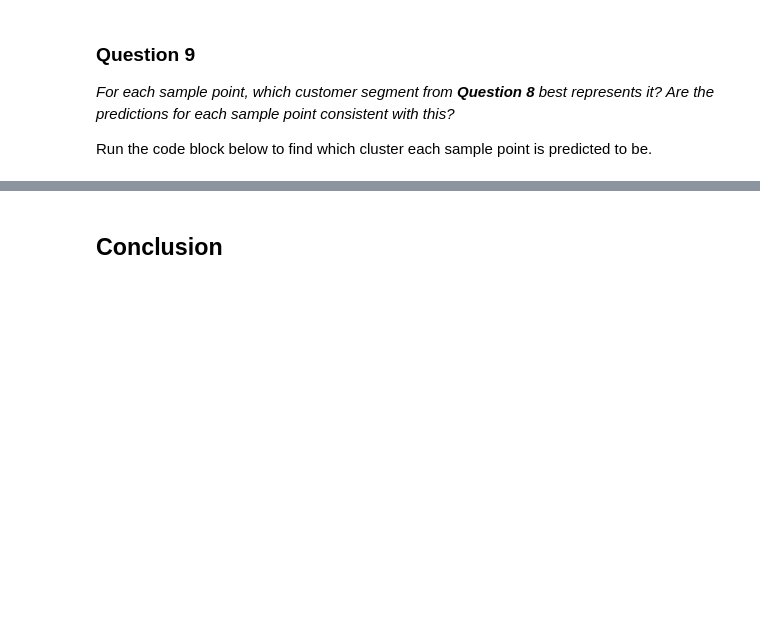
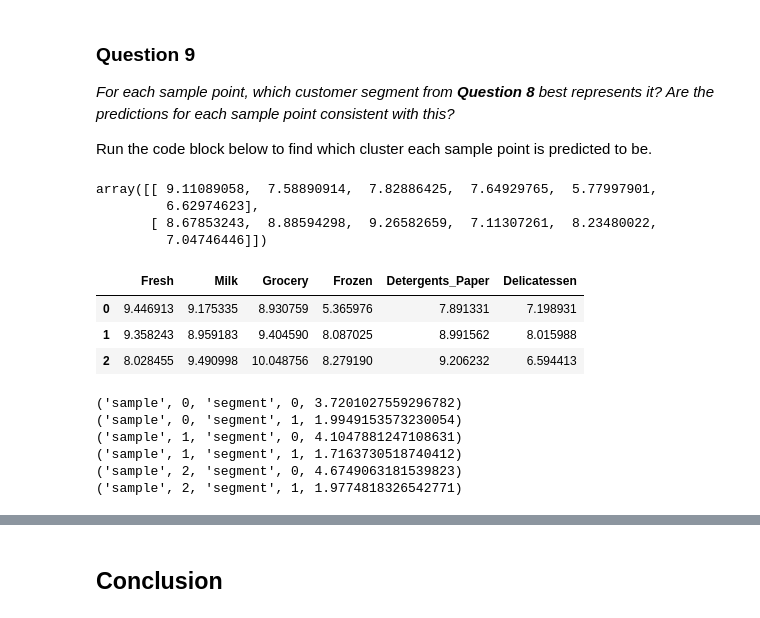
Before and after one commit to birnbap/machine-learning, a Jupyter notebook: projects/customer_segments/customer_segments.ipynb, the cells around one changed output, grey strips where cells are left out. Saved outputs shown, nothing was run; the diff lists cells and outputs as text; code cells hidden in the pictures; blank space fills up the shorter version.

```diff
--- a/projects/customer_segments/customer_segments.ipynb
+++ b/projects/customer_segments/customer_segments.ipynb
@@ -435,6 +624,32 @@ Segment 0 -High on Fresh and frozen and low on Detergents_Paper - maybe small fa
 *For each sample point, which customer segment from* ***Question 8*** *best represents it? Are the predictions for each sample point consistent with this?*
 
 Run the code block below to find which cluster each sample point is predicted to be.
+# %%
+display(log_centers)
+# %% [output]
+array([[ 9.11089058,  7.58890914,  7.82886425,  7.64929765,  5.77997901,
+         6.62974623],
+       [ 8.67853243,  8.88594298,  9.26582659,  7.11307261,  8.23480022,
+         7.04746446]])
+# %%
+display(log_samples)
+# %% [output]
+|  | Fresh | Milk | Grocery | Frozen | Detergents_Paper | Delicatessen |
+| 0 | 9.446913 | 9.175335 | 8.930759 | 5.365976 | 7.891331 | 7.198931 |
+| 1 | 9.358243 | 8.959183 | 9.404590 | 8.087025 | 8.991562 | 8.015988 |
+| 2 | 8.028455 | 9.490998 | 10.048756 | 8.279190 | 9.206232 | 6.594413 |
+# %%
+for j in [0,1,2]:
+    for i in [0,1]:
+        dist = np.linalg.norm(log_samples.iloc[j]-log_centers[i])
+        print('sample',j,'segment',i,dist)
+# %% [output]
+('sample', 0, 'segment', 0, 3.7201027559296782)
+('sample', 0, 'segment', 1, 1.9949153573230054)
+('sample', 1, 'segment', 0, 4.1047881247108631)
+('sample', 1, 'segment', 1, 1.7163730518740412)
+('sample', 2, 'segment', 0, 4.6749063181539823)
+('sample', 2, 'segment', 1, 1.9774818326542771)
 # %%
 # Display the predictions
 for i, pred in enumerate(sample_preds):
```
Also changed, not shown: parts of 30 cells of this notebook, 1 other file.
